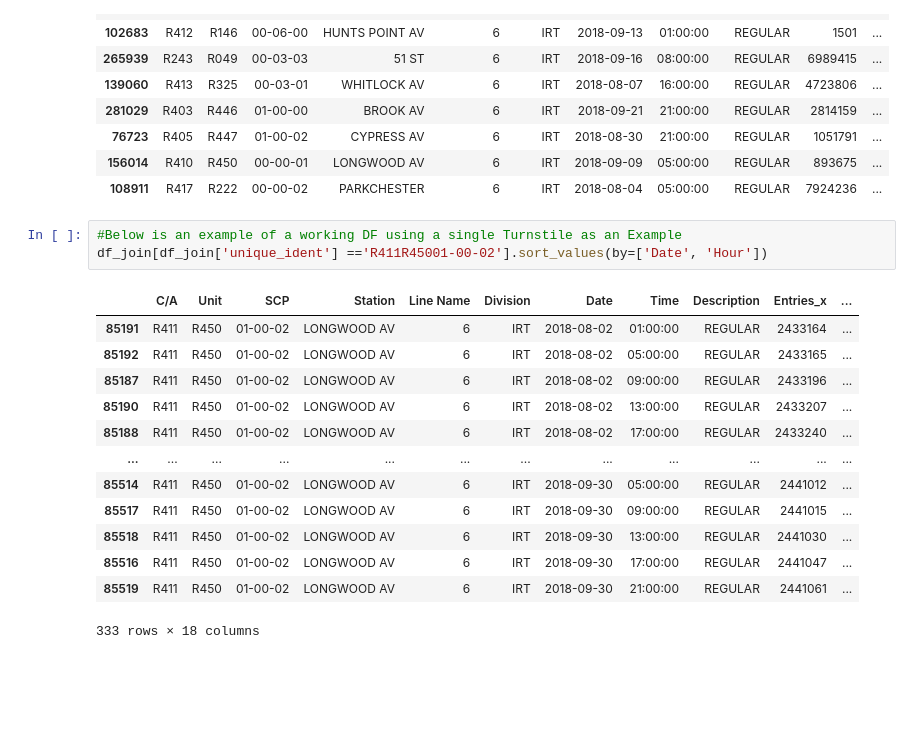
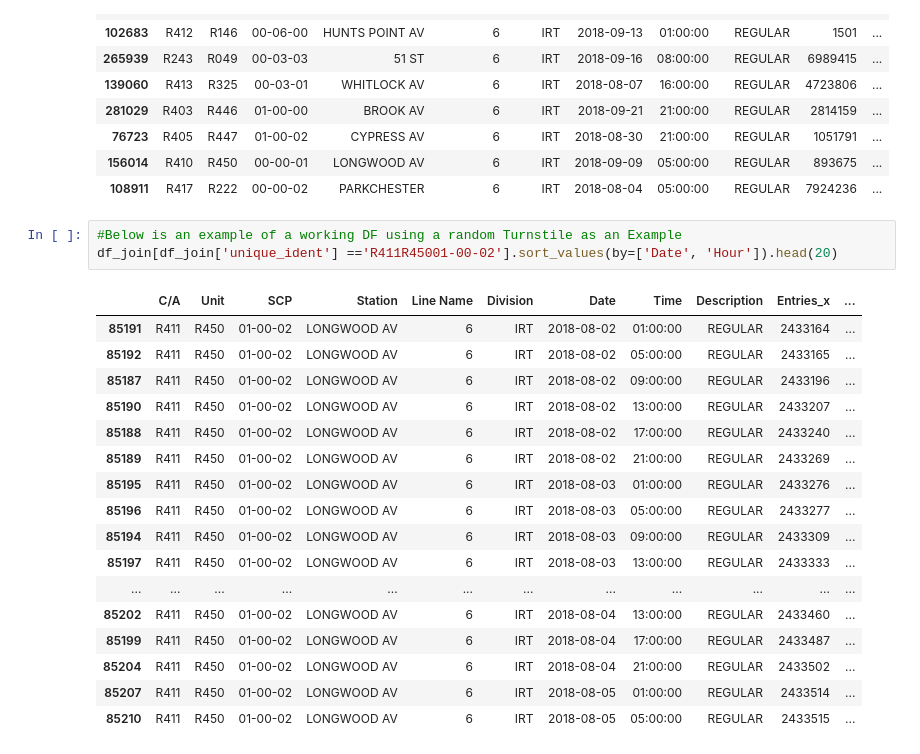
Before and after one commit to sairam1284/Metis_Project_1, a Jupyter notebook: MTA-Data_Manipulation.ipynb, the cells around one changed output. Drawn from its saved outputs; the diff is of its cells as text; blank space fills up the shorter version.

```diff
--- a/MTA-Data_Manipulation.ipynb
+++ b/MTA-Data_Manipulation.ipynb
@@ -143,19 +143,23 @@ df_join.sample(10)
 | 156014 | R410 | R450 | 00-00-01 | LONGWOOD AV | 6 | IRT | 2018-09-09 | 05:00:00 | REGULAR | 893675 | ... |
 | 108911 | R417 | R222 | 00-00-02 | PARKCHESTER | 6 | IRT | 2018-08-04 | 05:00:00 | REGULAR | 7924236 | ... |
 # %%
-#Below is an example of a working DF using a single Turnstile as an Example
-df_join[df_join['unique_ident'] =='R411R45001-00-02'].sort_values(by=['Date', 'Hour'])
+#Below is an example of a working DF using a random Turnstile as an Example
+df_join[df_join['unique_ident'] =='R411R45001-00-02'].sort_values(by=['Date', 'Hour']).head(20)
 # %% [output]
 |  | C/A | Unit | SCP | Station | Line Name | Division | Date | Time | Description | Entries_x | ... |
 | 85191 | R411 | R450 | 01-00-02 | LONGWOOD AV | 6 | IRT | 2018-08-02 | 01:00:00 | REGULAR | 2433164 | ... |
 | 85192 | R411 | R450 | 01-00-02 | LONGWOOD AV | 6 | IRT | 2018-08-02 | 05:00:00 | REGULAR | 2433165 | ... |
 | 85187 | R411 | R450 | 01-00-02 | LONGWOOD AV | 6 | IRT | 2018-08-02 | 09:00:00 | REGULAR | 2433196 | ... |
 | 85190 | R411 | R450 | 01-00-02 | LONGWOOD AV | 6 | IRT | 2018-08-02 | 13:00:00 | REGULAR | 2433207 | ... |
 | 85188 | R411 | R450 | 01-00-02 | LONGWOOD AV | 6 | IRT | 2018-08-02 | 17:00:00 | REGULAR | 2433240 | ... |
+| 85189 | R411 | R450 | 01-00-02 | LONGWOOD AV | 6 | IRT | 2018-08-02 | 21:00:00 | REGULAR | 2433269 | ... |
+| 85195 | R411 | R450 | 01-00-02 | LONGWOOD AV | 6 | IRT | 2018-08-03 | 01:00:00 | REGULAR | 2433276 | ... |
+| 85196 | R411 | R450 | 01-00-02 | LONGWOOD AV | 6 | IRT | 2018-08-03 | 05:00:00 | REGULAR | 2433277 | ... |
+| 85194 | R411 | R450 | 01-00-02 | LONGWOOD AV | 6 | IRT | 2018-08-03 | 09:00:00 | REGULAR | 2433309 | ... |
+| 85197 | R411 | R450 | 01-00-02 | LONGWOOD AV | 6 | IRT | 2018-08-03 | 13:00:00 | REGULAR | 2433333 | ... |
 | ... | ... | ... | ... | ... | ... | ... | ... | ... | ... | ... | ... |
-| 85514 | R411 | R450 | 01-00-02 | LONGWOOD AV | 6 | IRT | 2018-09-30 | 05:00:00 | REGULAR | 2441012 | ... |
-| 85517 | R411 | R450 | 01-00-02 | LONGWOOD AV | 6 | IRT | 2018-09-30 | 09:00:00 | REGULAR | 2441015 | ... |
-| 85518 | R411 | R450 | 01-00-02 | LONGWOOD AV | 6 | IRT | 2018-09-30 | 13:00:00 | REGULAR | 2441030 | ... |
-| 85516 | R411 | R450 | 01-00-02 | LONGWOOD AV | 6 | IRT | 2018-09-30 | 17:00:00 | REGULAR | 2441047 | ... |
-| 85519 | R411 | R450 | 01-00-02 | LONGWOOD AV | 6 | IRT | 2018-09-30 | 21:00:00 | REGULAR | 2441061 | ... |
+| 85202 | R411 | R450 | 01-00-02 | LONGWOOD AV | 6 | IRT | 2018-08-04 | 13:00:00 | REGULAR | 2433460 | ... |
+| 85199 | R411 | R450 | 01-00-02 | LONGWOOD AV | 6 | IRT | 2018-08-04 | 17:00:00 | REGULAR | 2433487 | ... |
+| 85204 | R411 | R450 | 01-00-02 | LONGWOOD AV | 6 | IRT | 2018-08-04 | 21:00:00 | REGULAR | 2433502 | ... |
+| 85207 | R411 | R450 | 01-00-02 | LONGWOOD AV | 6 | IRT | 2018-08-05 | 01:00:00 | REGULAR | 2433514 | ... |
+| 85210 | R411 | R450 | 01-00-02 | LONGWOOD AV | 6 | IRT | 2018-08-05 | 05:00:00 | REGULAR | 2433515 | ... |
-333 rows × 18 columns
```
Also changed, not shown: parts of 12 cells of this notebook.
